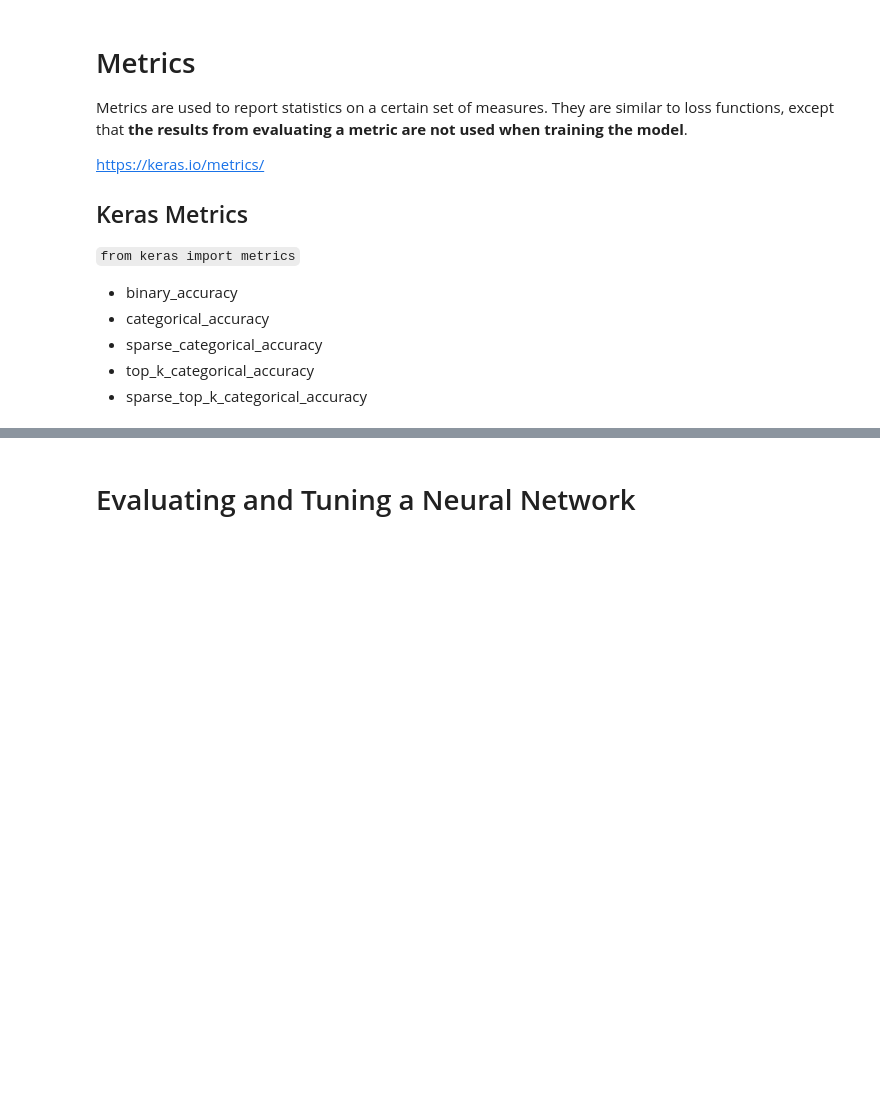
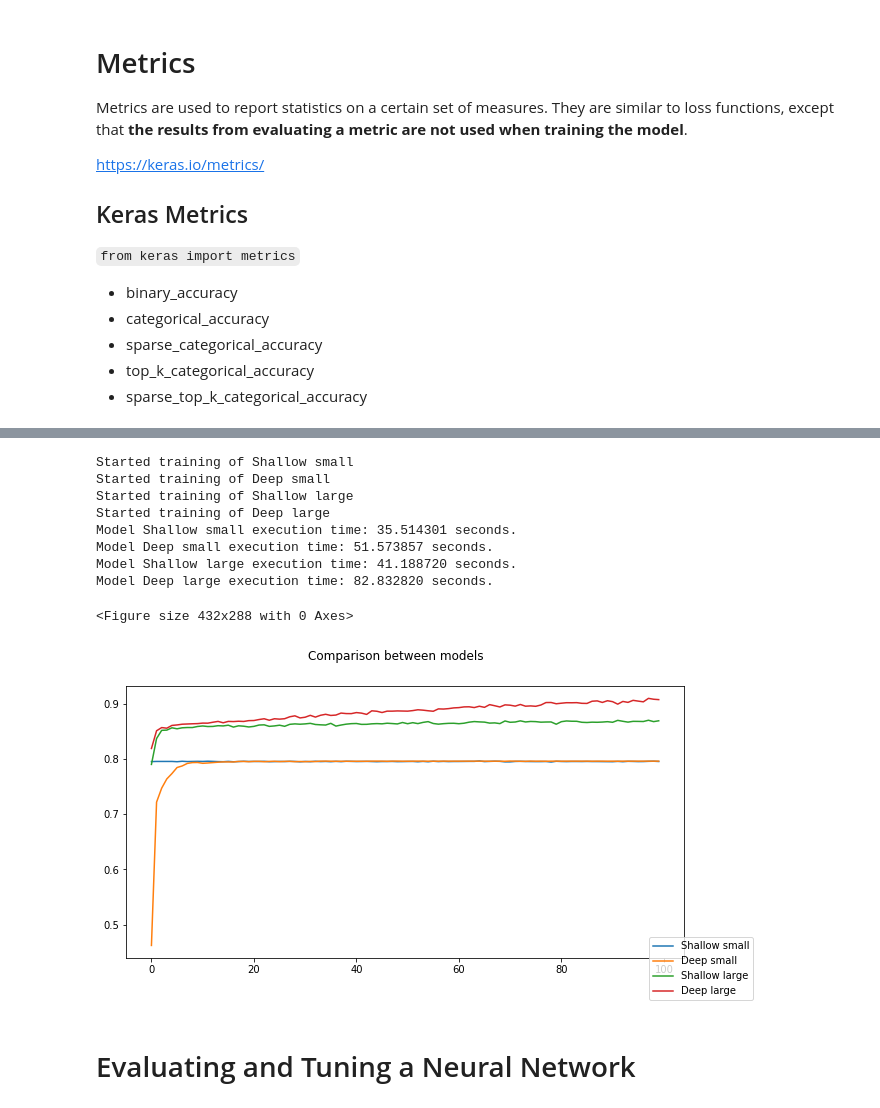
Before and after one commit to apcc-geoslegend/Deep-Learning, a Jupyter notebook: Artificial Neural Networks/Artificial Neural Networks.ipynb, the cells around one changed output, grey strips where cells are left out. Cells and saved outputs as stored; diff of their text form; code cells hidden in the pictures; blank space fills up the shorter version.

```diff
--- a/Artificial Neural Networks/Artificial Neural Networks.ipynb
+++ b/Artificial Neural Networks/Artificial Neural Networks.ipynb
@@ -496,3 +705,44 @@ print(confusion_matrix(y_test, y_pred))
+# %%
+import pandas as pd
+from sklearn.pipeline import make_pipeline
+
+#Load data---
+data = pd.read_csv('resources/Churn_Modelling.csv')
+X = data.iloc[:, 3:-1].values
+y = data.iloc[:, -1].values
+
+#Build each model---
+#Raw
+model1 = Pipeline([('preprocessing', preprocessing_pipeline(categorical_features=[1,2], center=False, scale=False, pca=False)),
+                   ('nn', custom_ann_architecture([10, 1], ['relu','sigmoid']))])
+
+#Mean cancellation
+model2 = Pipeline([('preprocessing', preprocessing_pipeline(categorical_features=[1,2], center=True, scale=False, pca=False)),
+                   ('nn', custom_ann_architecture([10,10,10,10,10,1], ['relu','relu','relu','relu','relu','sigmoid']))])
+
+#Mean cancellation + Covariance Equalization
+model3 = Pipeline([('preprocessing', preprocessing_pipeline(categorical_features=[1,2], center=True, scale=True, pca=False)),
+                   ('nn', custom_ann_architecture([100, 1], ['relu','sigmoid']))])
+
+#Mean cancellation + Covariance Equalization + KL-Expansion
+model4 = Pipeline([('preprocessing', preprocessing_pipeline(categorical_features=[1,2], center=True, scale=True, pca=True)),
+                   ('nn', custom_ann_architecture([100,100,100,100,100,1], ['relu','relu','relu','relu','relu','sigmoid']))])
+
+#Use the framework---
+compare_models([model1, model2, model3, model4],
+               ['Shallow small','Deep small','Shallow large','Deep large'],
+               (X,y), epochs=100)
+# %% [output]
+Started training of Shallow small
+Started training of Deep small
+Started training of Shallow large
+Started training of Deep large
+Model Shallow small execution time: 35.514301 seconds.
+Model Deep small execution time: 51.573857 seconds.
+Model Shallow large execution time: 41.188720 seconds.
+Model Deep large execution time: 82.832820 seconds.
+<Figure size 432x288 with 0 Axes>
+[figure, added]
 # %% [markdown]
 # Evaluating and Tuning a Neural Network
 # %%
```
Also changed, not shown: parts of 18 cells of this notebook.
